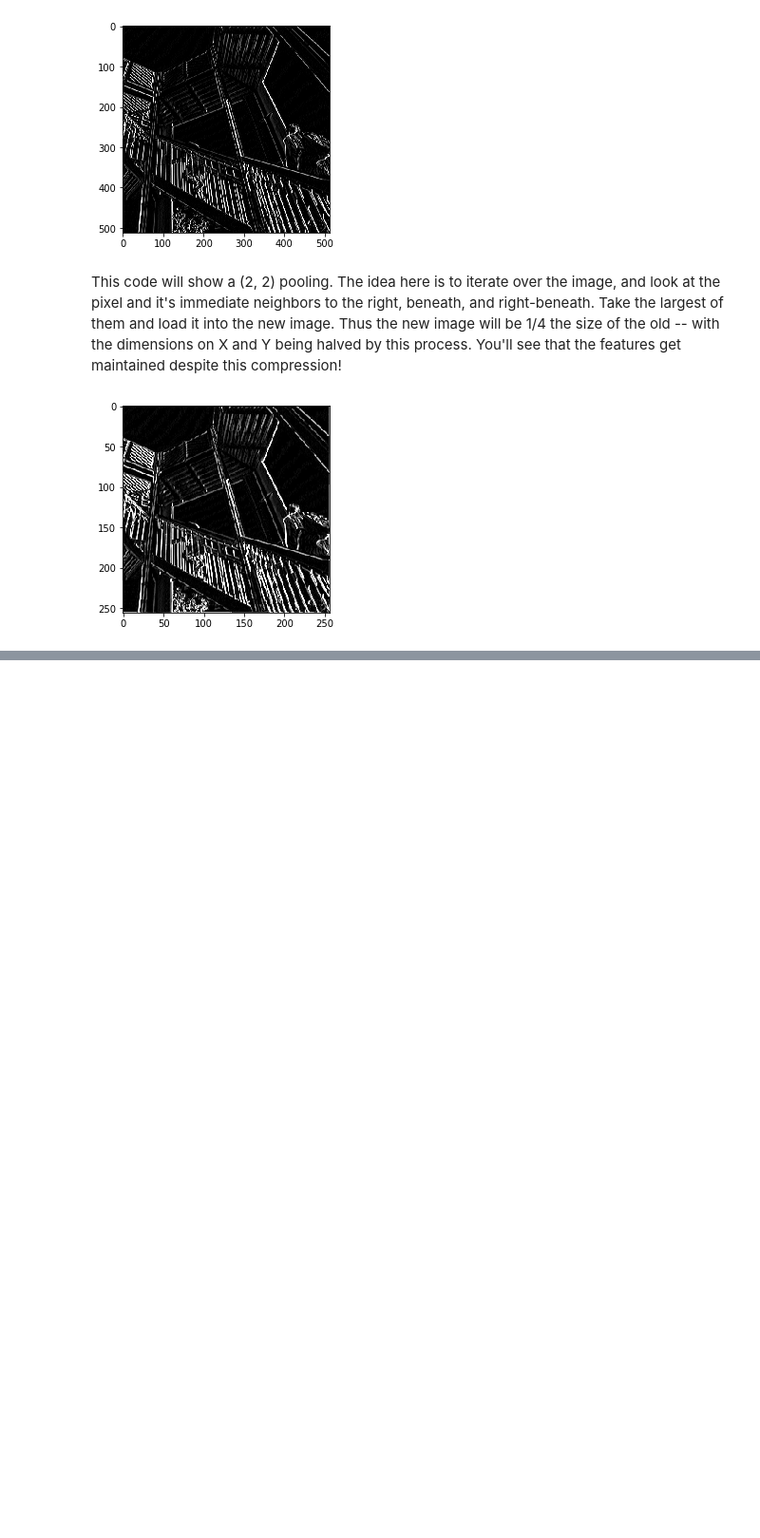
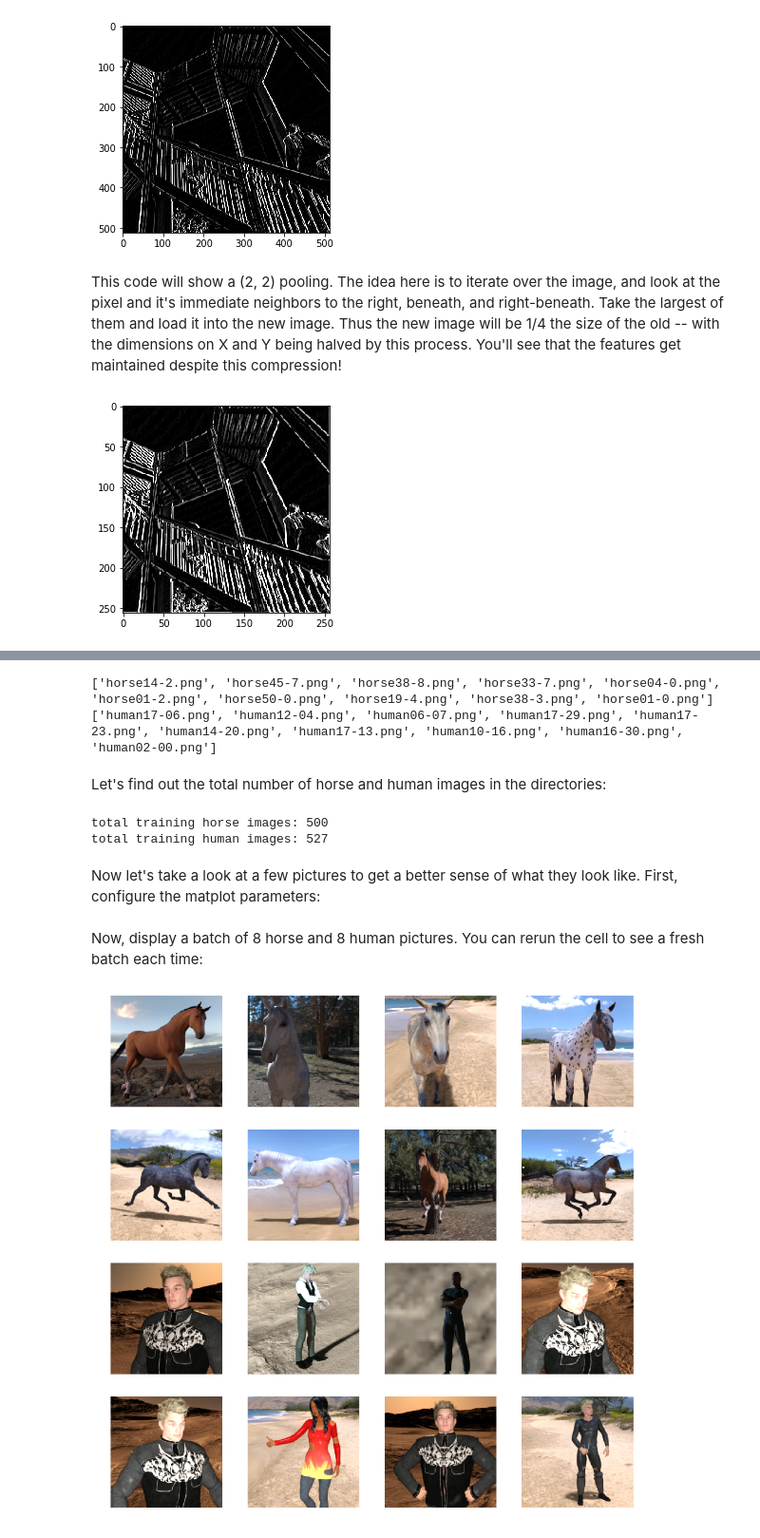
Before and after one commit to xie186/Intro2TF4AIMLDP, a Jupyter notebook: intro_tensorflow4AI.ipynb, the cells around one changed output, grey strips where cells are left out. Shown at 95% size. Saved outputs shown, nothing was run; the diff lists cells and outputs as text; code cells hidden in the pictures; blank space fills up the shorter version.

```diff
--- a/intro_tensorflow4AI.ipynb
+++ b/intro_tensorflow4AI.ipynb
@@ -542,0 +580,6 @@ plt.show()
+# %%
+# Directory with our training horse pictures
+train_horse_dir = os.path.join('/tmp/horse-or-human/horses')
+
+# Directory with our training human pictures
+train_human_dir = os.path.join('/tmp/horse-or-human/humans')
@@ -542,0 +588,55 @@ plt.show()
+# %%
+train_horse_names = os.listdir(train_horse_dir)
+print(train_horse_names[:10])
+
+train_human_names = os.listdir(train_human_dir)
+print(train_human_names[:10])
+# %% [output]
+['horse14-2.png', 'horse45-7.png', 'horse38-8.png', 'horse33-7.png', 'horse04-0.png', 'horse01-2.png', 'horse50-0.png', 'horse19-4.png', 'horse38-3.png', 'horse01-0.png']
+['human17-06.png', 'human12-04.png', 'human06-07.png', 'human17-29.png', 'human17-23.png', 'human14-20.png', 'human17-13.png', 'human10-16.png', 'human16-30.png', 'human02-00.png']
+# %% [markdown]
+Let's find out the total number of horse and human images in the directories:
+# %%
+print('total training horse images:', len(os.listdir(train_horse_dir)))
+print('total training human images:', len(os.listdir(train_human_dir)))
+# %% [output]
+total training horse images: 500
+total training human images: 527
+# %% [markdown]
+Now let's take a look at a few pictures to get a better sense of what they look like. First, configure the matplot parameters:
+# %%
+%matplotlib inline
+
+import matplotlib.pyplot as plt
+import matplotlib.image as mpimg
+
+# Parameters for our graph; we'll output images in a 4x4 configuration
+nrows = 4
+ncols = 4
+
+# Index for iterating over images
+pic_index = 0
+# %% [markdown]
+Now, display a batch of 8 horse and 8 human pictures. You can rerun the cell to see a fresh batch each time:
+# %%
+# Set up matplotlib fig, and size it to fit 4x4 pics
+fig = plt.gcf()
+fig.set_size_inches(ncols * 4, nrows * 4)
+
+pic_index += 8
+next_horse_pix = [os.path.join(train_horse_dir, fname)
+                for fname in train_horse_names[pic_index-8:pic_index]]
+next_human_pix = [os.path.join(train_human_dir, fname)
+                for fname in train_human_names[pic_index-8:pic_index]]
+
+for i, img_path in enumerate(next_horse_pix+next_human_pix):
+  # Set up subplot; subplot indices start at 1
+  sp = plt.subplot(nrows, ncols, i + 1)
+  sp.axis('Off') # Don't show axes (or gridlines)
+
+  img = mpimg.imread(img_path)
+  plt.imshow(img)
+
+plt.show()
+# %% [output]
+[figure, added]
```
Also changed, not shown: parts of 29 cells of this notebook.
